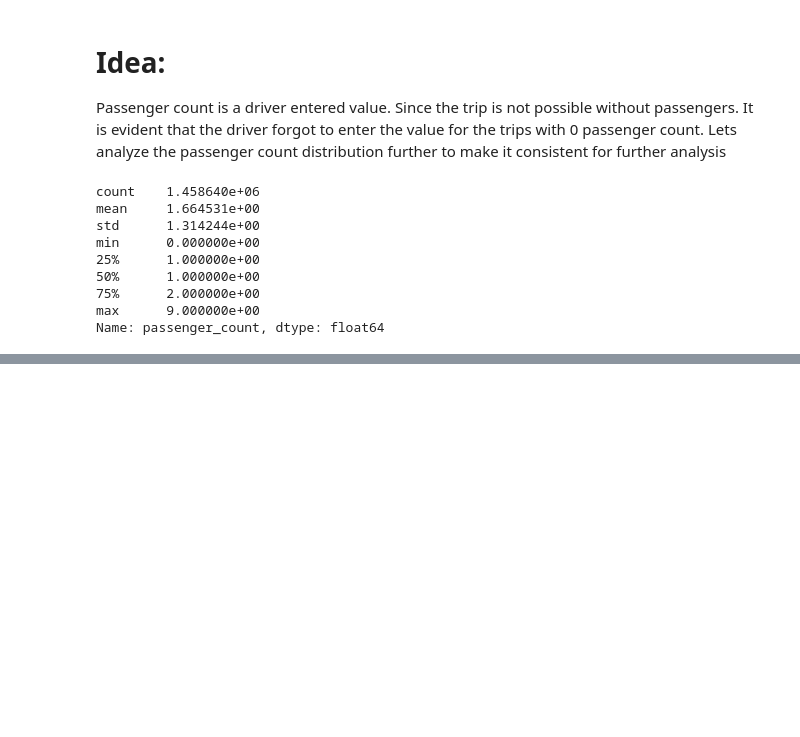
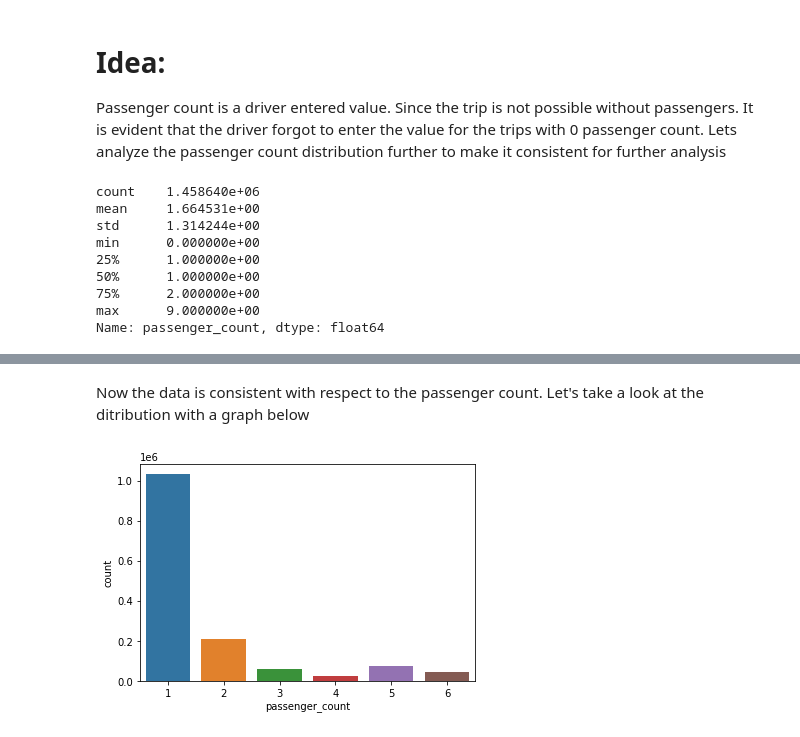
Before and after one commit to farhanraza200001/NYC-taxi-trip-time-prediction, a Jupyter notebook: NYC_Taxi_Trip_Time_Prediction_Capstone_Project.ipynb, the cells around one changed output, grey strips where cells are left out. Drawn from its saved outputs; the diff is of its cells as text; code cells hidden in the pictures; blank space fills up the shorter version.

```diff
--- a/NYC_Taxi_Trip_Time_Prediction_Capstone_Project.ipynb
+++ b/NYC_Taxi_Trip_Time_Prediction_Capstone_Project.ipynb
@@ -214,3 +275,12 @@ pickup_day_no and dropoff_day_no which will contain the day number instead of ch
 pickup_hour and dropoff_hour with an hour of the day in the 24-hour format.
 
 pickup_month and dropoff_month with month number with January=1 and December=12.
+# %%
+#calc_distance is a function to calculate distance between pickup and dropoff coordinates using Haversine formula.
+def calc_distance(df):
+    pickup = (df['pickup_latitude'], df['pickup_longitude'])
+    drop = (df['dropoff_latitude'], df['dropoff_longitude'])
+    return (pickup, drop)
+# %%
+#Calculate distance and assign new column to the dataframe.
+df['distance'] = df.apply(lambda x: calc_distance(x), axis = 1)
@@ -381,0 +477,2 @@ Name: passenger_count, dtype: float64
+# %%
+df['passenger_count'] = df.passenger_count.map(lambda x: 1 if x == 0 else x)
@@ -381,0 +481,2 @@ Name: passenger_count, dtype: float64
+# %%
+df = df[df.passenger_count <= 6]
@@ -381,0 +493,7 @@ Name: passenger_count, dtype: float64
+# %% [markdown]
+Now the data is consistent with respect to the passenger count. Let's take a look at the ditribution with a graph below
+# %%
+sns.countplot(df.passenger_count)
+plt.show()
+# %% [output]
+[figure, added]
```
Also changed, not shown: parts of 15 cells of this notebook.
